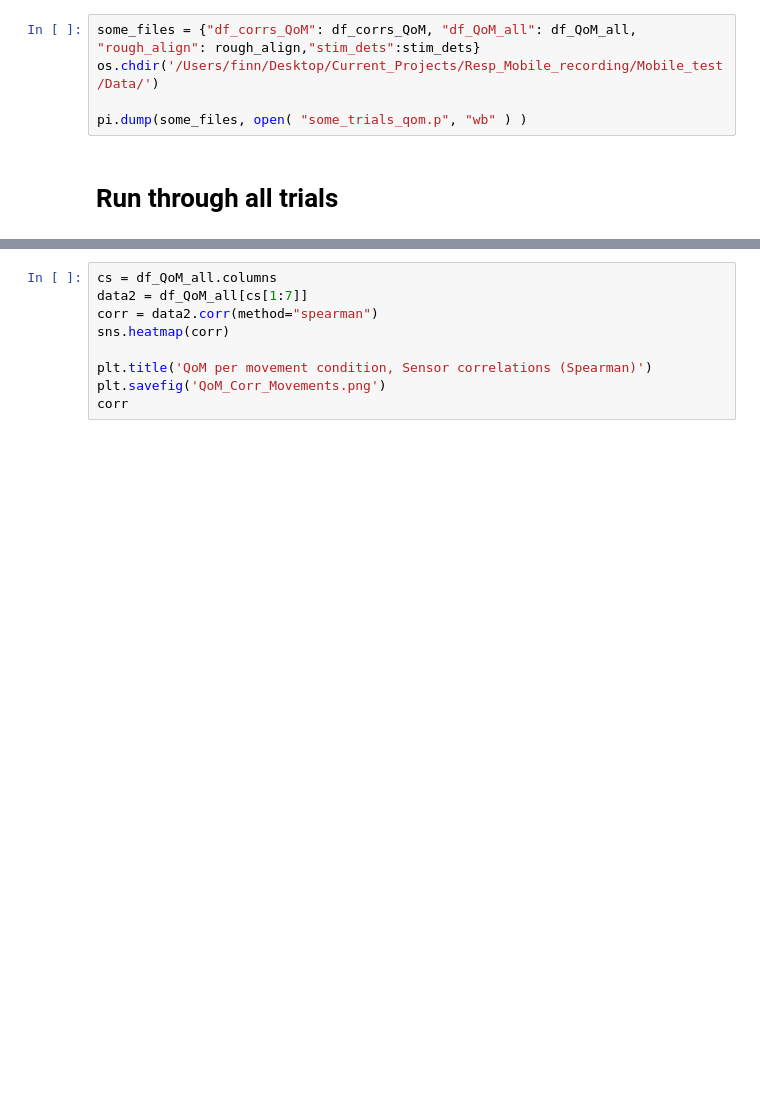
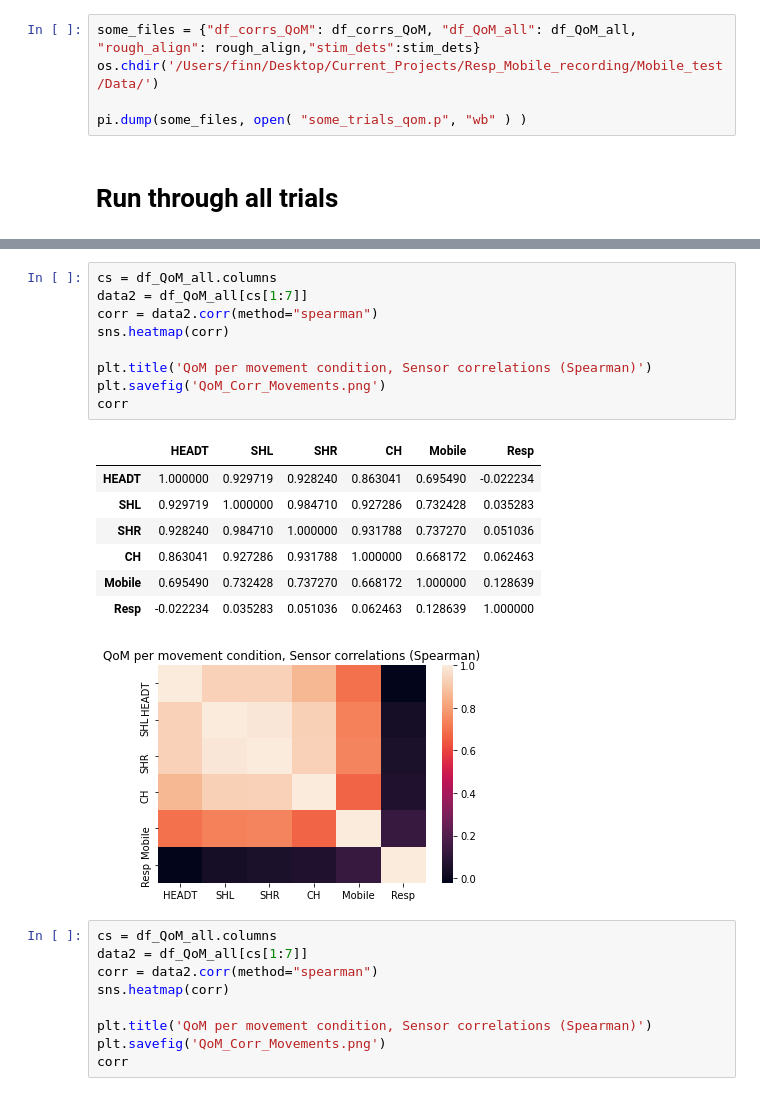
Before and after one commit to finn42/MusicLab_aligning, a Jupyter notebook: Quantity_of_Motion_Sensors.ipynb, the cells around one changed output, grey strips where cells are left out. Drawn from its saved outputs; the diff is of its cells as text; blank space fills up the shorter version.

```diff
--- a/Quantity_of_Motion_Sensors.ipynb
+++ b/Quantity_of_Motion_Sensors.ipynb
@@ -524,3 +580,21 @@ df_corrs_QoM
+# %%
+cs = df_QoM_all.columns
+data2 = df_QoM_all[cs[1:7]]
+corr = data2.corr(method="spearman")
+sns.heatmap(corr)
+
+plt.title('QoM per movement condition, Sensor correlations (Spearman)')
+plt.savefig('QoM_Corr_Movements.png')
+corr
+# %% [output]
+|  | HEADT | SHL | SHR | CH | Mobile | Resp |
+| HEADT | 1.000000 | 0.929719 | 0.928240 | 0.863041 | 0.695490 | -0.022234 |
+| SHL | 0.929719 | 1.000000 | 0.984710 | 0.927286 | 0.732428 | 0.035283 |
+| SHR | 0.928240 | 0.984710 | 1.000000 | 0.931788 | 0.737270 | 0.051036 |
+| CH | 0.863041 | 0.927286 | 0.931788 | 1.000000 | 0.668172 | 0.062463 |
+| Mobile | 0.695490 | 0.732428 | 0.737270 | 0.668172 | 1.000000 | 0.128639 |
+| Resp | -0.022234 | 0.035283 | 0.051036 | 0.062463 | 0.128639 | 1.000000 |
+[figure, added]
 # %%
 cs = df_QoM_all.columns
 data2 = df_QoM_all[cs[1:7]]
```
Also changed, not shown: parts of 13 cells of this notebook, 1 other file.
